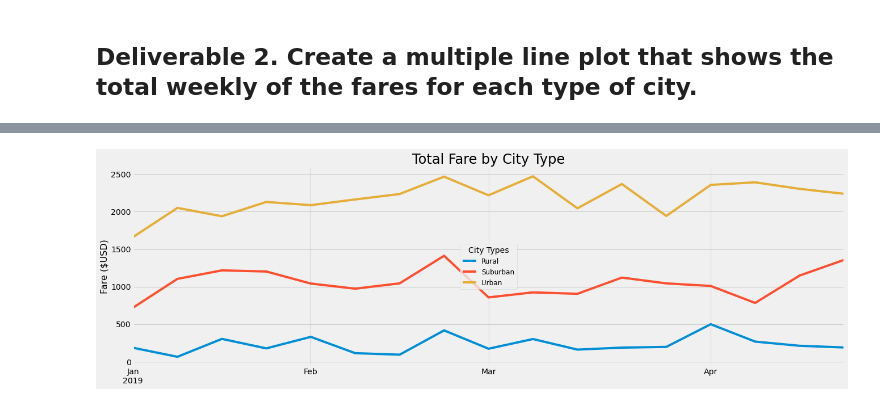
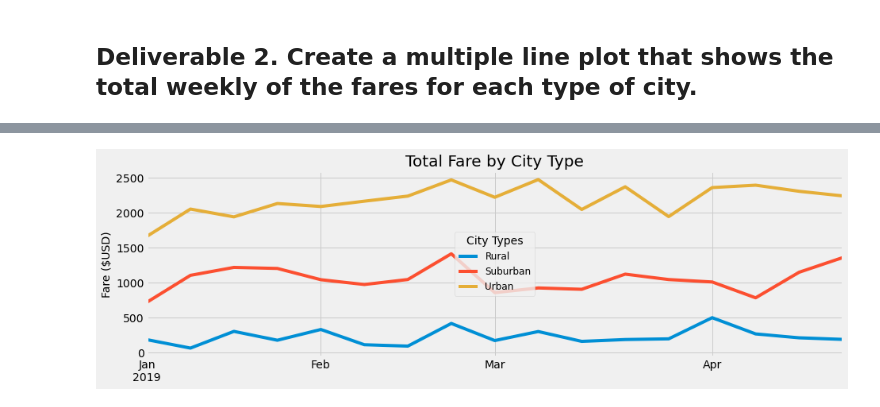
Before and after one commit to MelbPhil/PyBer_Analysis, a Jupyter notebook: PyBer_Challenge.ipynb, the cells around one changed output, grey strips where cells are left out. Saved outputs shown, nothing was run; the diff lists cells and outputs as text; code cells hidden in the pictures.

```diff
--- a/PyBer_Challenge.ipynb
+++ b/PyBer_Challenge.ipynb
@@ -219,8 +221,8 @@ memory usage: 3.7 KB
 # %%
 # 8. Create a new DataFrame using the "resample()" function by week 'W' and get the sum of the fares for each week.
+date_type_week_pivot = date_type_pivot_cut.resample('W').sum()
 
-date_type_week_pivot = date_type_pivot_cut.resample('w').sum()
-date_type_week_pivot
+date_type_week_pivot.tail()
 # %% [output]
 | type | Rural | Suburban | Urban |
 | date |  |  |  |
@@ -244,20 +234,20 @@ date_type_week_pivot
 # %%
 # 8. Using the object-oriented interface method, plot the resample DataFrame using the df.plot() function.
 
 # Import the style from Matplotlib.
 from matplotlib import style
 # Use the graph style fivethirtyeight.
 style.use('fivethirtyeight')
 
-date_type_week_pivot.plot(figsize=(20,6))
-plt.ylabel('Fare ($USD)', fontsize=16)
+date_type_week_pivot.plot(figsize=(14,4))
+plt.ylabel('Fare ($USD)', fontsize=14)
 plt.xlabel('')
-plt.title('Total Fare by City Type', fontsize=24)
+plt.title('Total Fare by City Type', fontsize=20)
 
 # Adjust the legend.
 lgnd = plt.legend(fontsize='12', mode='Expanded',
                   loc='center', title='City Types')
 plt.savefig('analysis/Fare_By_City_Type.png')
 plt.show()
 # %% [output]
-[figure, old version]
+[figure, new version]
```
Also changed, not shown: parts of 12 cells of this notebook, 1 other file.
